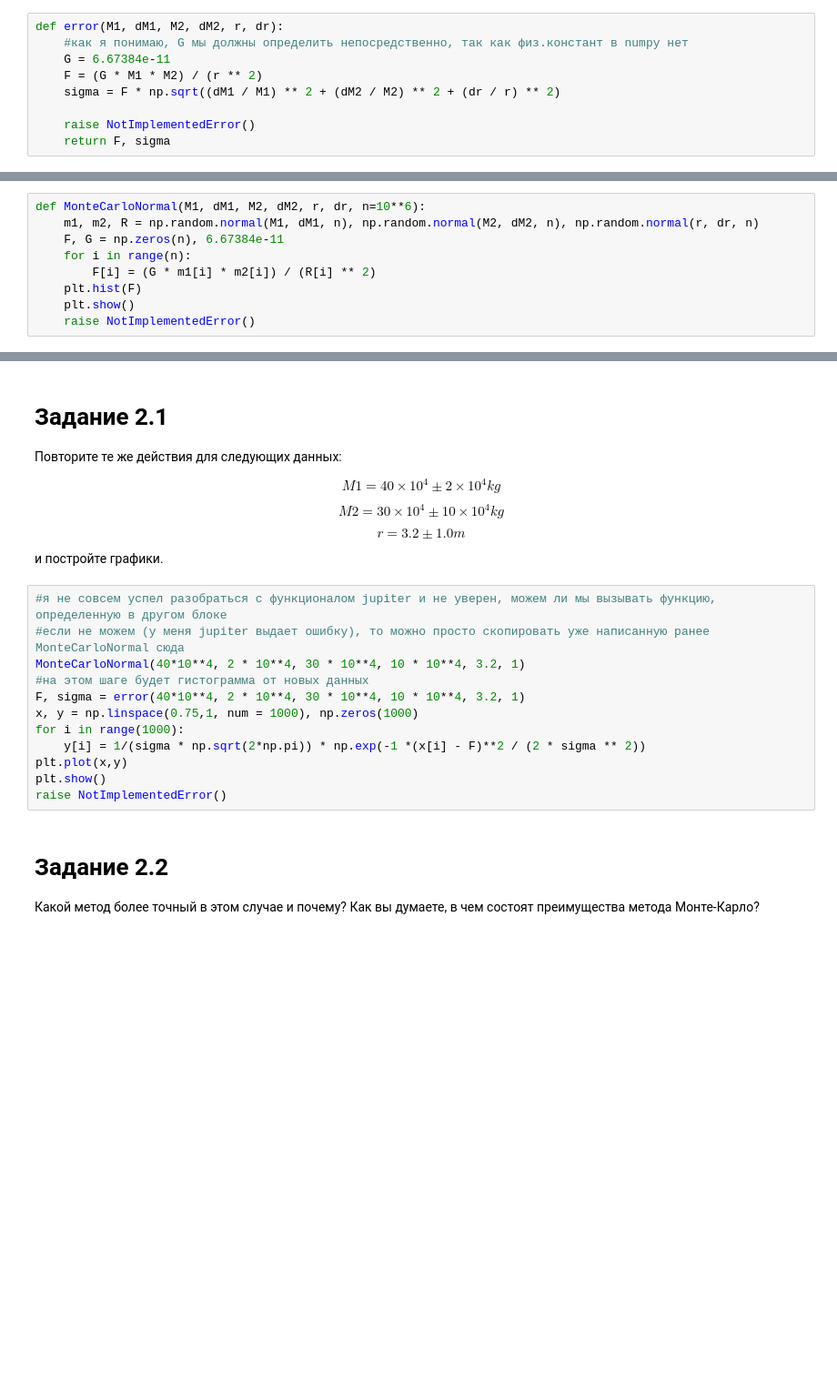
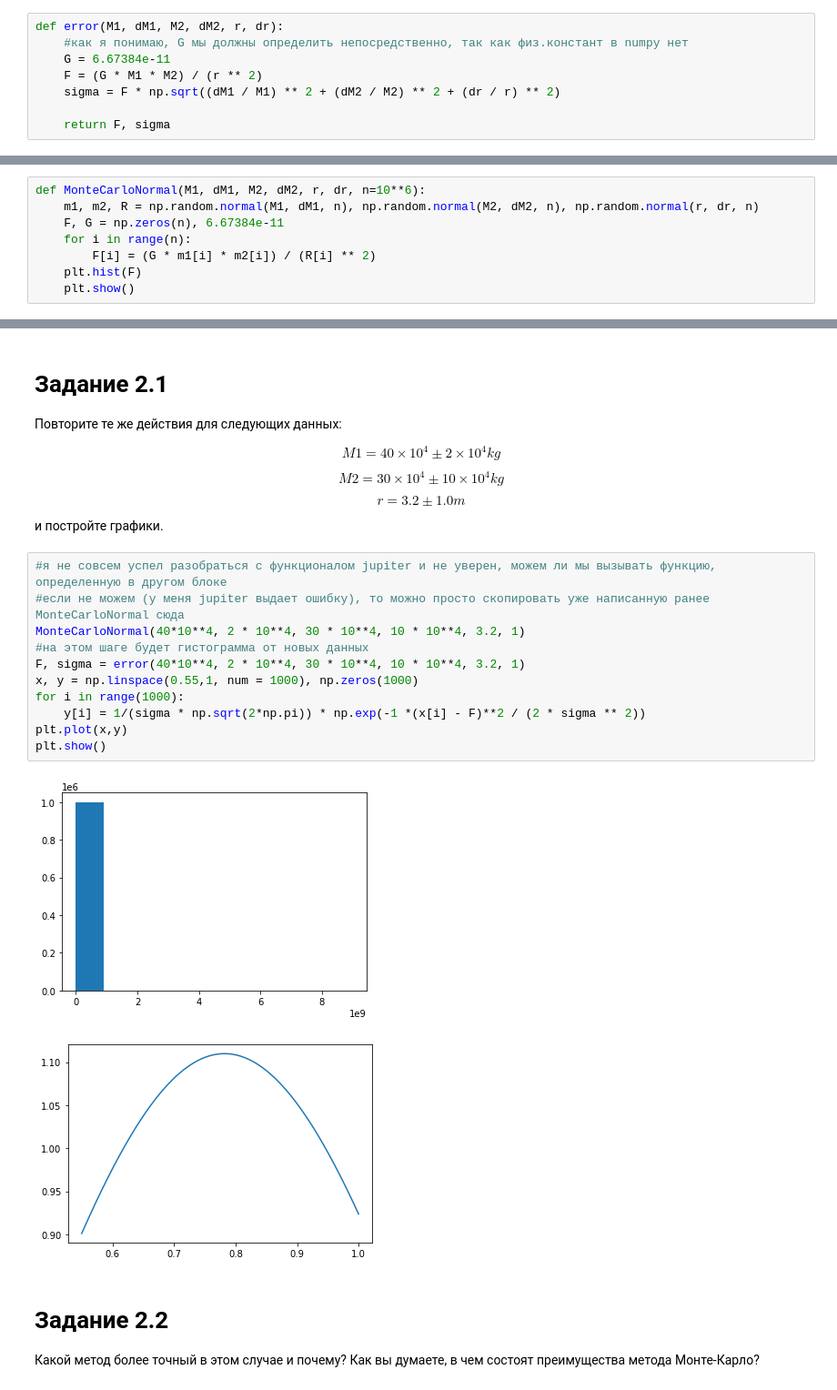
Before and after one commit to DanilPeg/calcphys2022, a Jupyter notebook: Distribution error.ipynb, the cells around one changed output, grey strips where cells are left out. Shown: that part at 91% size. Cells and saved outputs as stored; diff of their text form; blank space fills up the shorter version.

```diff
--- a/Distribution error.ipynb
+++ b/Distribution error.ipynb
@@ -35,7 +35,6 @@ def error(M1, dM1, M2, dM2, r, dr):
     F = (G * M1 * M2) / (r ** 2)
     sigma = F * np.sqrt((dM1 / M1) ** 2 + (dM2 / M2) ** 2 + (dr / r) ** 2)
 
-    raise NotImplementedError()
     return F, sigma
 # %%
 print(error(40*10**4, 0.05 * 10**4, 30 * 10**4, 0.1 * 10**4, 3.2, 0.01))
@@ -60,7 +61,6 @@ def MonteCarloNormal(M1, dM1, M2, dM2, r, dr, n=10**6):
         F[i] = (G * m1[i] * m2[i]) / (R[i] ** 2)
     plt.hist(F)
     plt.show()
-    raise NotImplementedError()
 # %% [markdown]
 # Задание 1.3
 
@@ -91,15 +92,17 @@ $$r=3.2±1.0 m$$
 # %%
 #я не совсем успел разобраться с функционалом jupiter и не уверен, можем ли мы вызывать функцию, определенную в другом блоке
 #если не можем (у меня jupiter выдает ошибку), то можно просто скопировать уже написанную ранее MonteCarloNormal сюда
 MonteCarloNormal(40*10**4, 2 * 10**4, 30 * 10**4, 10 * 10**4, 3.2, 1)
 #на этом шаге будет гистограмма от новых данных
 F, sigma = error(40*10**4, 2 * 10**4, 30 * 10**4, 10 * 10**4, 3.2, 1)
-x, y = np.linspace(0.75,1, num = 1000), np.zeros(1000)
+x, y = np.linspace(0.55,1, num = 1000), np.zeros(1000)
 for i in range(1000):
     y[i] = 1/(sigma * np.sqrt(2*np.pi)) * np.exp(-1 *(x[i] - F)**2 / (2 * sigma ** 2))
 plt.plot(x,y)
 plt.show()
-raise NotImplementedError()
+# %% [output]
+[figure, added]
+[figure, added]
 # %% [markdown]
 # Задание 2.2
 
```
Also changed, not shown: parts of 5 cells of this notebook, 2 other files.
